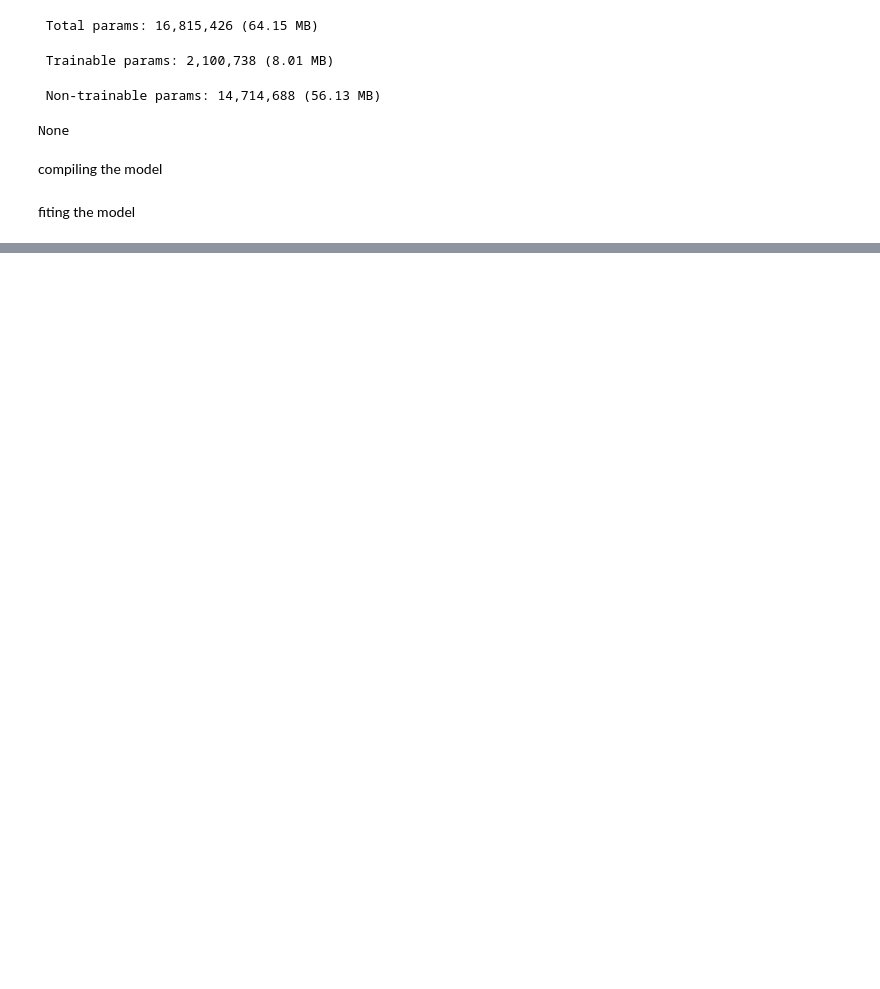
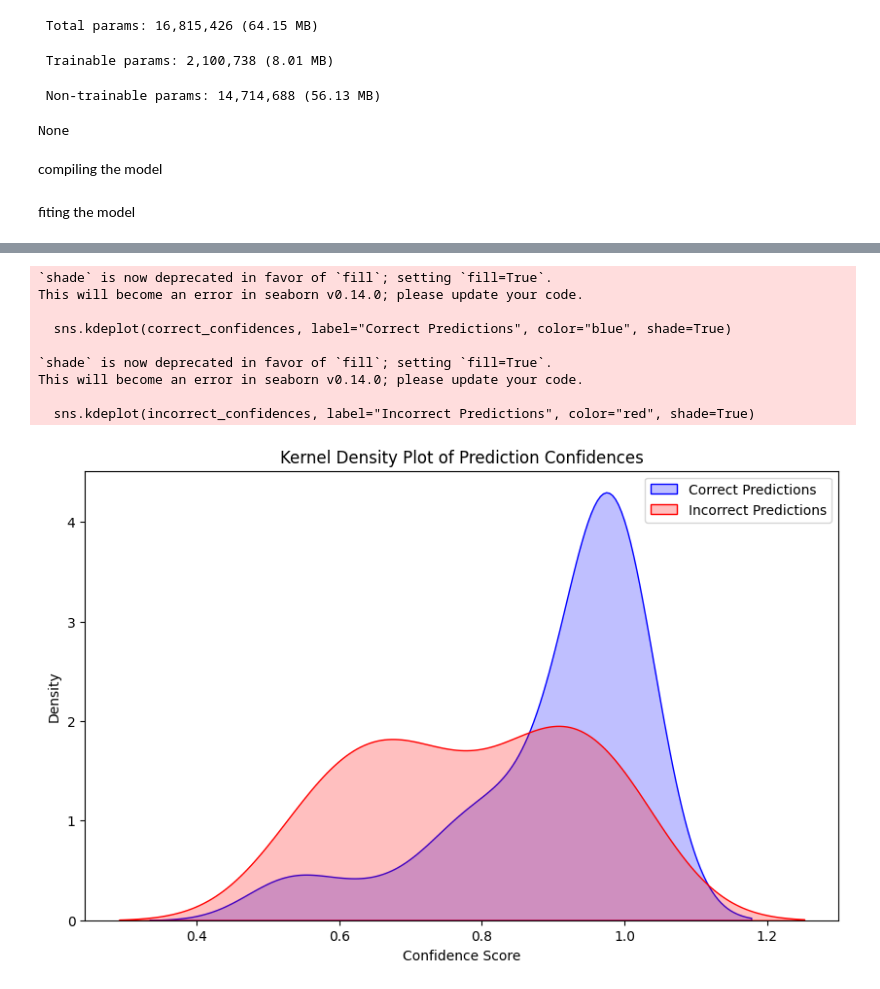
Before and after one commit to ericmuga253/ML_2, a Jupyter notebook: Finalcapsone.ipynb, the cells around one changed output, grey strips where cells are left out. Saved outputs shown, nothing was run; the diff lists cells and outputs as text; code cells hidden in the pictures; blank space fills up the shorter version.

```diff
--- a/Finalcapsone.ipynb
+++ b/Finalcapsone.ipynb
@@ -320 +320,32 @@ plt.show()
 <Figure size 640x480 with 0 Axes>
+# %%
+import numpy as np
+import seaborn as sns
+import matplotlib.pyplot as plt
+from sklearn.metrics import accuracy_score
+
+# Step 1: Get model predictions and true labels
+y_pred = model.predict(X_test)
+y_pred_labels = np.argmax(y_pred, axis=1)
+y_true_labels = np.argmax(y_test, axis=1)
+
+# Step 2: Get confidence scores
+# Extract the maximum confidence score for each prediction
+confidence_scores = np.max(y_pred, axis=1)
+
+# Step 3: Separate correct and incorrect predictions
+correct_confidences = confidence_scores[y_pred_labels == y_true_labels]
+incorrect_confidences = confidence_scores[y_pred_labels != y_true_labels]
+
+# Step 4: Plot the KDE for correct and incorrect confidences
+plt.figure(figsize=(10, 6))
+sns.kdeplot(correct_confidences, label="Correct Predictions", color="blue", shade=True)
+sns.kdeplot(incorrect_confidences, label="Incorrect Predictions", color="red", shade=True)
+
+# Add plot title and labels
+plt.title("Kernel Density Plot of Prediction Confidences")
+plt.xlabel("Confidence Score")
+plt.ylabel("Density")
+plt.legend()
+plt.show()
+# %% [output]
@@ -320,0 +353,10 @@ plt.show()
+`shade` is now deprecated in favor of `fill`; setting `fill=True`.
+This will become an error in seaborn v0.14.0; please update your code.
+
+  sns.kdeplot(correct_confidences, label="Correct Predictions", color="blue", shade=True)
+
+`shade` is now deprecated in favor of `fill`; setting `fill=True`.
+This will become an error in seaborn v0.14.0; please update your code.
+
+  sns.kdeplot(incorrect_confidences, label="Incorrect Predictions", color="red", shade=True)
+[figure, added]
```
Also changed, not shown: parts of 8 cells of this notebook.
